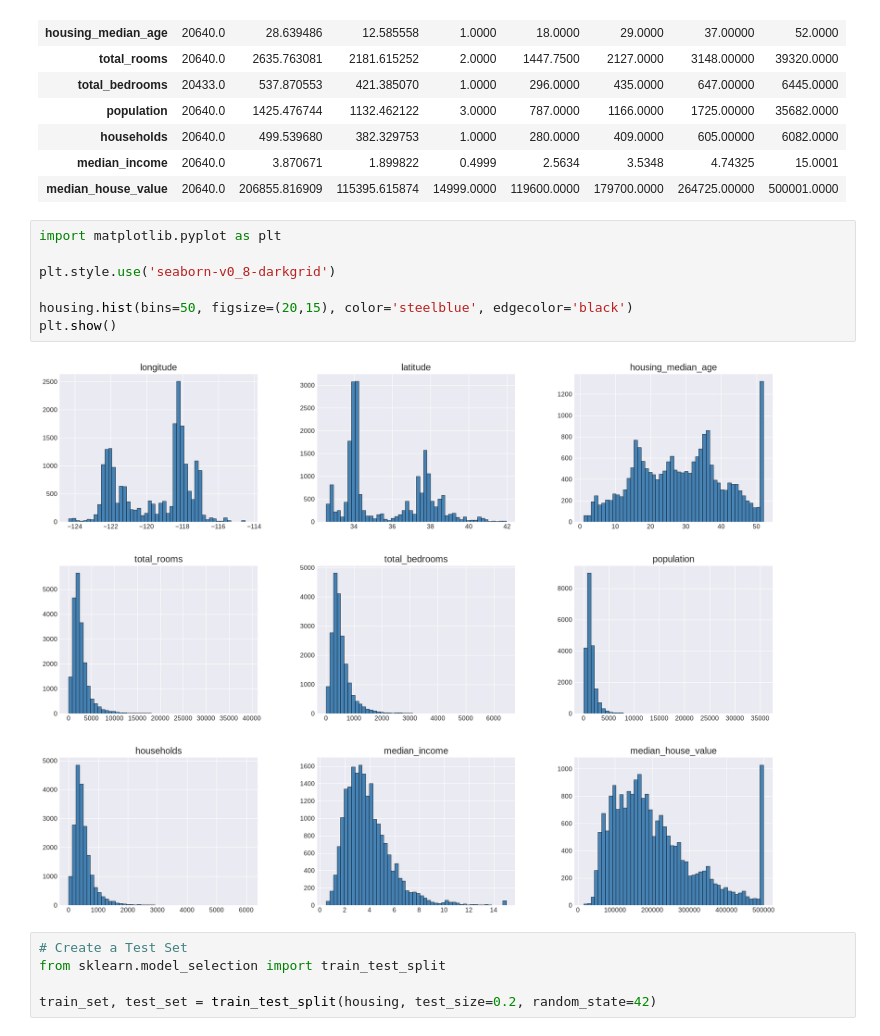
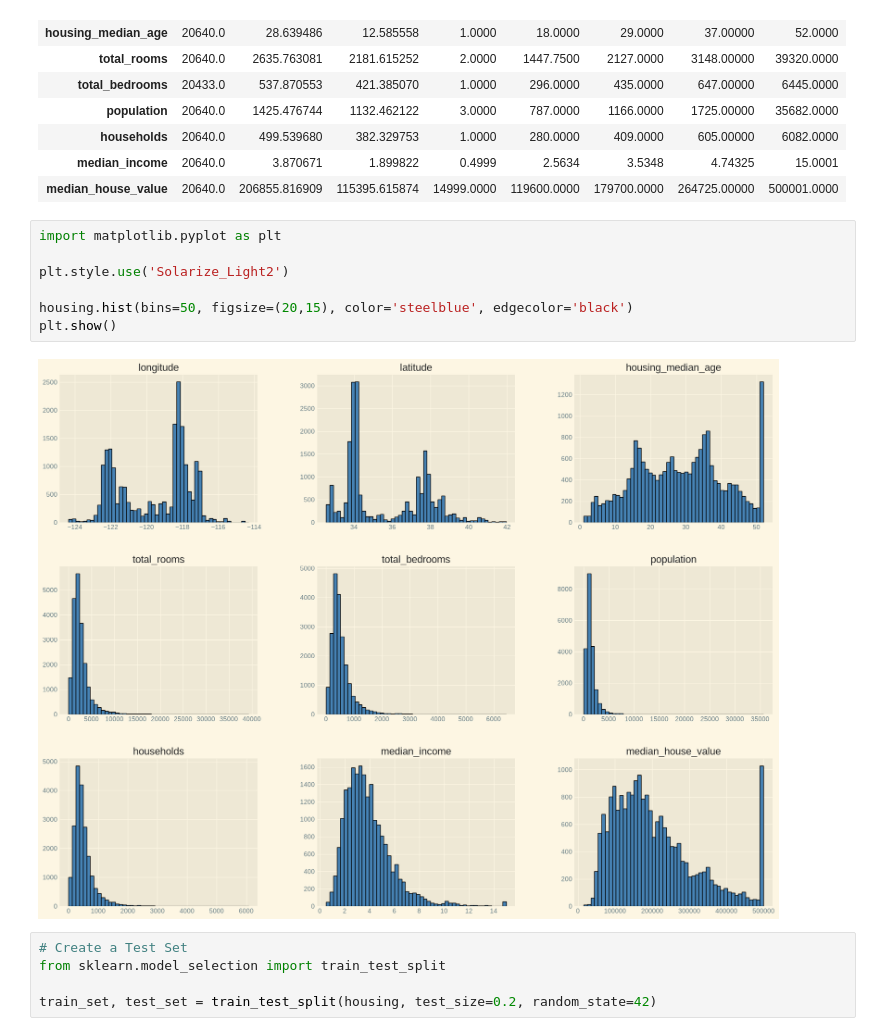
Before and after one commit to ACADEMIC-AND-PERSONAL-PROJECTS/California-Housing-Prices, a Jupyter notebook: notebooks/housing.ipynb, the cells around one changed output. Drawn from its saved outputs; the diff is of its cells as text.

```diff
--- a/notebooks/housing.ipynb
+++ b/notebooks/housing.ipynb
@@ -83,12 +83,12 @@ housing.describe().T
 # %%
 import matplotlib.pyplot as plt
 
-plt.style.use('seaborn-v0_8-darkgrid')
+plt.style.use('Solarize_Light2')
 
 housing.hist(bins=50, figsize=(20,15), color='steelblue', edgecolor='black')
 plt.show()
 # %% [output]
-[figure, old version]
+[figure, new version]
 # %%
 # Create a Test Set
 from sklearn.model_selection import train_test_split
```
Also changed, not shown: parts of 11 cells of this notebook.
